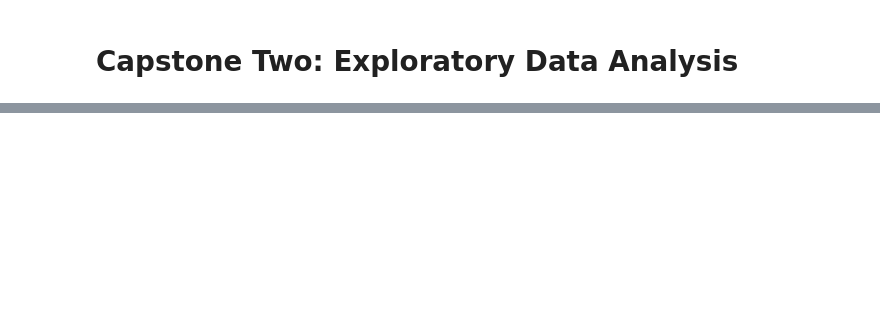
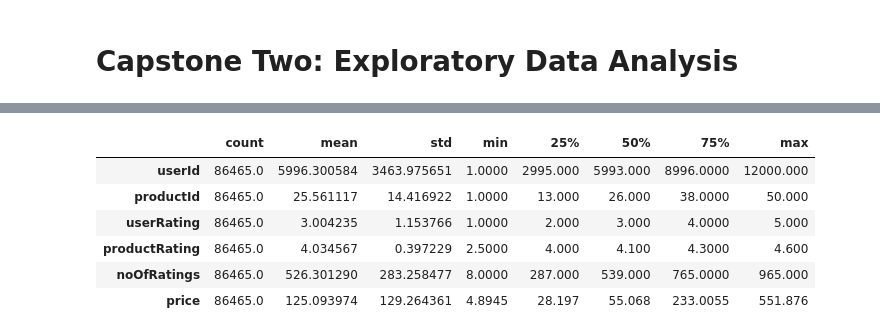
Before and after one commit to karma-gits/springboard, a Jupyter notebook: capstone two/2. EDA.ipynb, the cells around one changed output, grey strips where cells are left out. Saved outputs shown, nothing was run; the diff lists cells and outputs as text; code cells hidden in the pictures; blank space fills up the shorter version.

```diff
--- a/capstone two/2. EDA.ipynb
+++ b/capstone two/2. EDA.ipynb
@@ -17,3 +19,14 @@ df.head()
 | 2 | 1 | 50 | 1.6 | Redmi 10A (Slate Grey, 4GB RAM, 6... | 4.0 | 254 | 147.160 |
 | 3 | 1 | 4 | 4.6 | Samsung Galaxy M33 5G (Mystique G... | 4.1 | 701 | 306.592 |
 | 4 | 1 | 3 | 2.0 | OnePlus Bullets Z2 Bluetooth Wire... | 4.2 | 54 | 28.197 |
+# %%
+#Stats
+df.describe().T
+# %% [output]
+|  | count | mean | std | min | 25% | 50% | 75% | max |
+| userId | 86465.0 | 5996.300584 | 3463.975651 | 1.0000 | 2995.000 | 5993.000 | 8996.0000 | 12000.000 |
+| productId | 86465.0 | 25.561117 | 14.416922 | 1.0000 | 13.000 | 26.000 | 38.0000 | 50.000 |
+| userRating | 86465.0 | 3.004235 | 1.153766 | 1.0000 | 2.000 | 3.000 | 4.0000 | 5.000 |
+| productRating | 86465.0 | 4.034567 | 0.397229 | 2.5000 | 4.000 | 4.100 | 4.3000 | 4.600 |
+| noOfRatings | 86465.0 | 526.301290 | 283.258477 | 8.0000 | 287.000 | 539.000 | 765.0000 | 965.000 |
+| price | 86465.0 | 125.093974 | 129.264361 | 4.8945 | 28.197 | 55.068 | 233.0055 | 551.876 |
```
Also changed, not shown: parts of 14 cells of this notebook.
